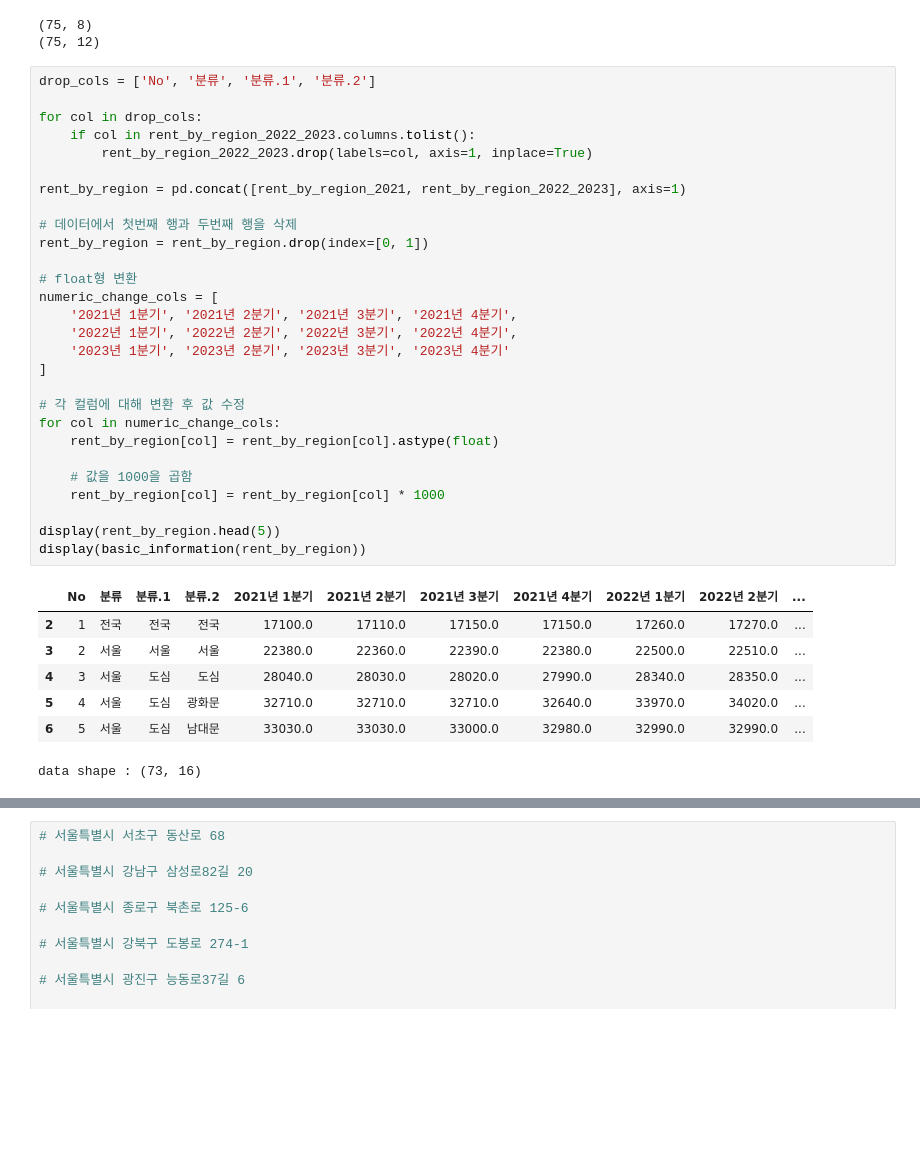
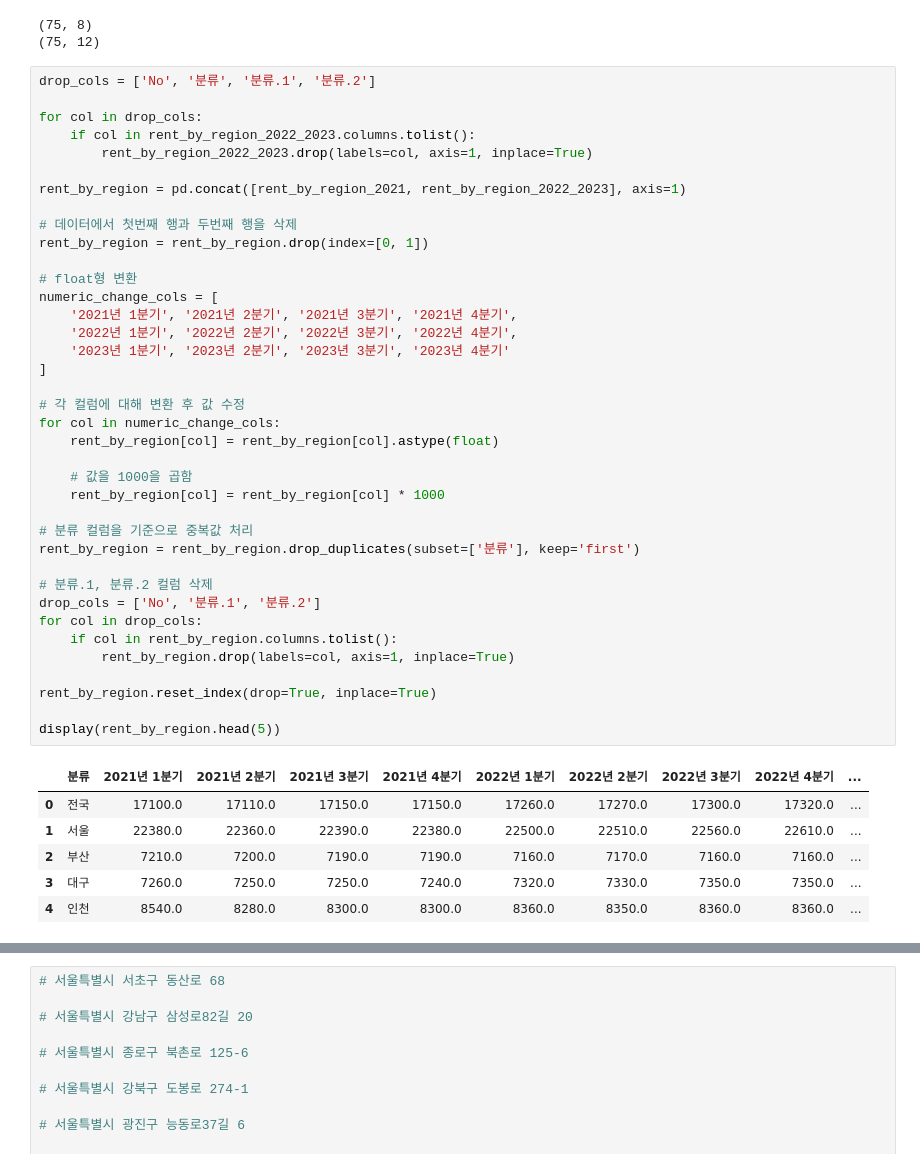
Before and after one commit to saeraniren/intermediate_project2, a Jupyter notebook: lwc_main.ipynb, the cells around one changed output, grey strips where cells are left out. Saved outputs shown, nothing was run; the diff lists cells and outputs as text; blank space fills up the shorter version.

```diff
--- a/lwc_main.ipynb
+++ b/lwc_main.ipynb
@@ -1686,36 +1686,45 @@ print(rent_by_region_2022_2023.shape)
 # %%
 drop_cols = ['No', '분류', '분류.1', '분류.2']
 
 for col in drop_cols:
     if col in rent_by_region_2022_2023.columns.tolist():
         rent_by_region_2022_2023.drop(labels=col, axis=1, inplace=True)
 
 rent_by_region = pd.concat([rent_by_region_2021, rent_by_region_2022_2023], axis=1)
 
 # 데이터에서 첫번째 행과 두번째 행을 삭제
 rent_by_region = rent_by_region.drop(index=[0, 1])
 
 # float형 변환
 numeric_change_cols = [
     '2021년 1분기', '2021년 2분기', '2021년 3분기', '2021년 4분기',
     '2022년 1분기', '2022년 2분기', '2022년 3분기', '2022년 4분기',
     '2023년 1분기', '2023년 2분기', '2023년 3분기', '2023년 4분기'
 ]
 
 # 각 컬럼에 대해 변환 후 값 수정
 for col in numeric_change_cols:
     rent_by_region[col] = rent_by_region[col].astype(float)
 
     # 값을 1000을 곱함
     rent_by_region[col] = rent_by_region[col] * 1000
 
+# 분류 컬럼을 기준으로 중복값 처리
+rent_by_region = rent_by_region.drop_duplicates(subset=['분류'], keep='first')
+
+# 분류.1, 분류.2 컬럼 삭제
+drop_cols = ['No', '분류.1', '분류.2']
+for col in drop_cols:
+    if col in rent_by_region.columns.tolist():
+        rent_by_region.drop(labels=col, axis=1, inplace=True)
+
+rent_by_region.reset_index(drop=True, inplace=True)
+
 display(rent_by_region.head(5))
-display(basic_information(rent_by_region))
 # %% [output]
-|  | No | 분류 | 분류.1 | 분류.2 | 2021년 1분기 | 2021년 2분기 | 2021년 3분기 | 2021년 4분기 | 2022년 1분기 | 2022년 2분기 | ... |
-| 2 | 1 | 전국 | 전국 | 전국 | 17100.0 | 17110.0 | 17150.0 | 17150.0 | 17260.0 | 17270.0 | ... |
-| 3 | 2 | 서울 | 서울 | 서울 | 22380.0 | 22360.0 | 22390.0 | 22380.0 | 22500.0 | 22510.0 | ... |
-| 4 | 3 | 서울 | 도심 | 도심 | 28040.0 | 28030.0 | 28020.0 | 27990.0 | 28340.0 | 28350.0 | ... |
-| 5 | 4 | 서울 | 도심 | 광화문 | 32710.0 | 32710.0 | 32710.0 | 32640.0 | 33970.0 | 34020.0 | ... |
-| 6 | 5 | 서울 | 도심 | 남대문 | 33030.0 | 33030.0 | 33000.0 | 32980.0 | 32990.0 | 32990.0 | ... |
+|  | 분류 | 2021년 1분기 | 2021년 2분기 | 2021년 3분기 | 2021년 4분기 | 2022년 1분기 | 2022년 2분기 | 2022년 3분기 | 2022년 4분기 | ... |
+| 0 | 전국 | 17100.0 | 17110.0 | 17150.0 | 17150.0 | 17260.0 | 17270.0 | 17300.0 | 17320.0 | ... |
+| 1 | 서울 | 22380.0 | 22360.0 | 22390.0 | 22380.0 | 22500.0 | 22510.0 | 22560.0 | 22610.0 | ... |
+| 2 | 부산 | 7210.0 | 7200.0 | 7190.0 | 7190.0 | 7160.0 | 7170.0 | 7160.0 | 7160.0 | ... |
+| 3 | 대구 | 7260.0 | 7250.0 | 7250.0 | 7240.0 | 7320.0 | 7330.0 | 7350.0 | 7350.0 | ... |
+| 4 | 인천 | 8540.0 | 8280.0 | 8300.0 | 8300.0 | 8360.0 | 8350.0 | 8360.0 | 8360.0 | ... |
-data shape : (73, 16)
```
Also changed, not shown: parts of 1 cell of this notebook.
